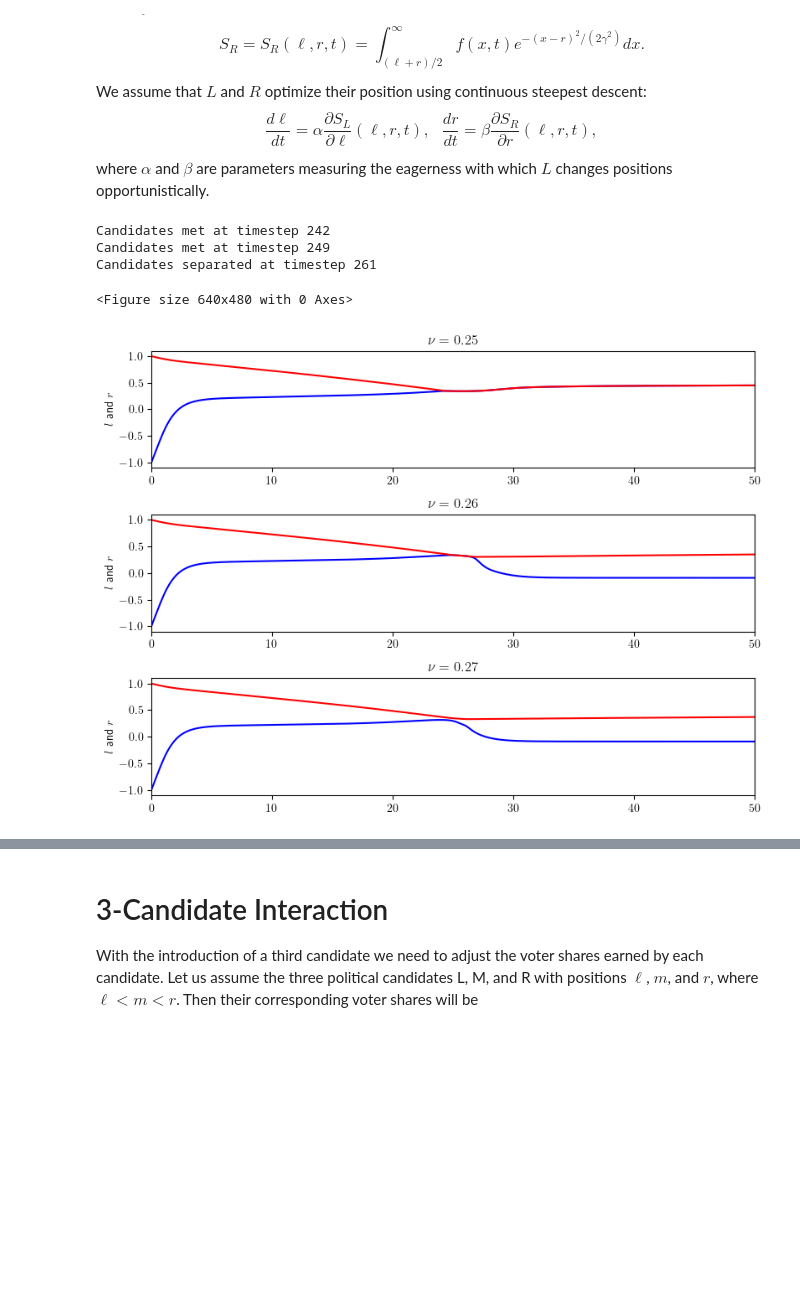
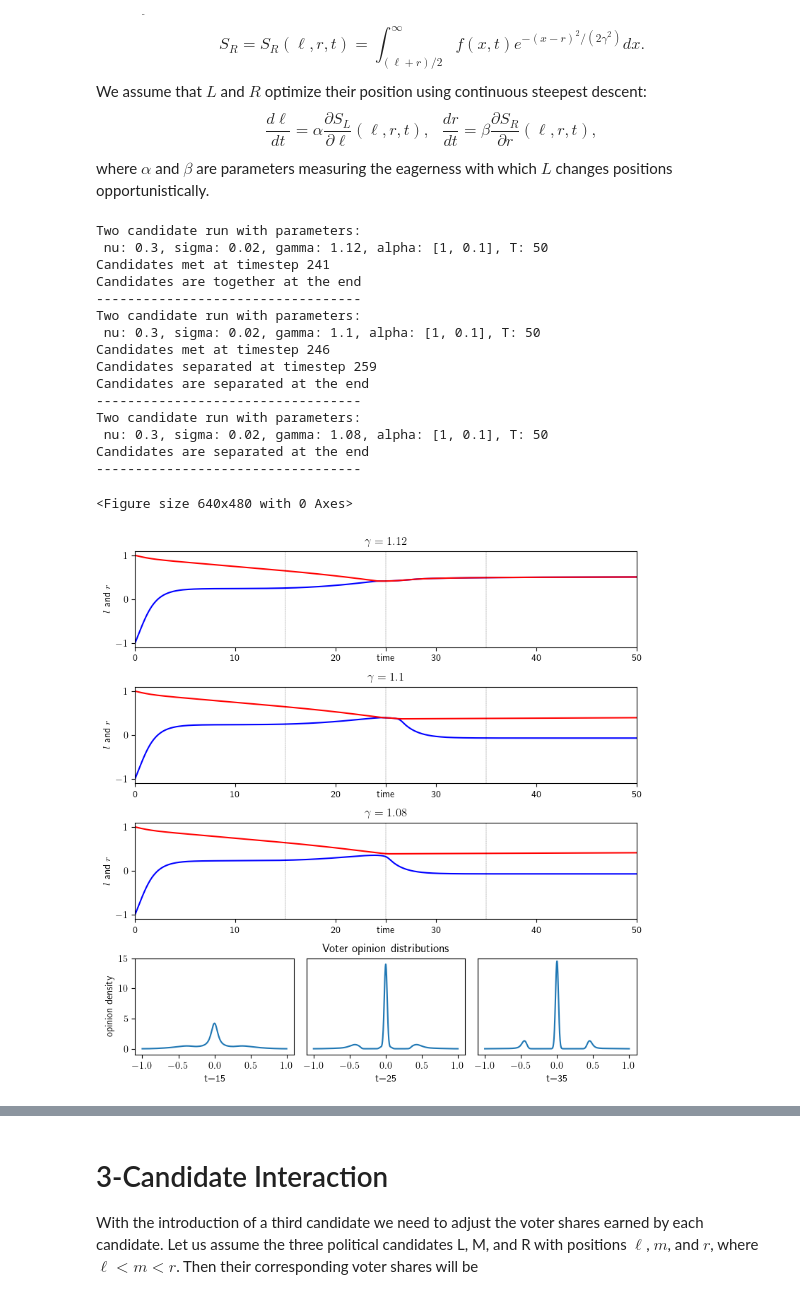
Before and after one commit to akirshtein/Candidate-Voter-Dynamics, a Jupyter notebook: Candidate-Voter Dynamics.ipynb, the cells around one changed output, grey strips where cells are left out. Cells and saved outputs as stored; diff of their text form; code cells hidden in the pictures; blank space fills up the shorter version.

```diff
--- a/Candidate-Voter Dynamics.ipynb
+++ b/Candidate-Voter Dynamics.ipynb
@@ -381,49 +409,96 @@ $$
 where $\alpha$ and $\beta$ are parameters measuring the
 eagerness with which $L$ changes positions opportunistically.
 # %%
-# Figure 2: Varying voter open-mindedness.
-op=opinion(nu=0.25, gamma=1)
+# Figure 2: Varying voter loyalty.
+op=opinion(nu=0.3, gamma=1.12)
 SL1, SR1, time1 =op.two_candidate_run(100,0.1, T=50, alpha=[1, 0.1], plotit=False)
 
-op.nu=0.26
+op.gamma=1.1
 SL2, SR2, time2 =op.two_candidate_run(100,0.1, T=50, alpha=[1, 0.1], plotit=False)
 
-op.nu=0.27
+op.gamma=1.08
 SL3, SR3, time3 =op.two_candidate_run(100,0.1, T=50, alpha=[1, 0.1], plotit=False)
+
+grid=np.linspace(-1,1,int(1e3))
+X=op.testrun(100, 400, T=40, grid=grid, savetimes=[150,250,350])
 
 plt.figure()
 plt.rc('text', usetex=True)
-plt.figure(figsize=(8, 6))
-plt.subplot(3,1,1)
+plt.figure(figsize=(8, 8))
+plt.subplot(4,3,(1,3))
 plt.plot(time1,SL1,label='L',color='b')
 plt.plot(time1,SR1,label='R',color='r')
+for t in [15, 25, 35]:
+    plt.axvline(x=t, color='k', linestyle='--', linewidth=0.2)
 plt.xlim(0,50)
-plt.title(r'$\nu=0.25$')
+plt.xticks(ticks=[0,10,20,25,30,40,50],
+           labels=['0','10','20','time','30','40','50'])
+plt.title(r'$\gamma=1.12$')
 plt.ylabel(r'$l$ and $r$')
 
-plt.subplot(3,1,2)
+plt.subplot(4,3,(4,6))
 plt.plot(time2,SL2,label='L',color='b')
 plt.plot(time2,SR2,label='R',color='r')
+for t in [15, 25, 35]:
+    plt.axvline(x=t, color='k', linestyle='--', linewidth=0.2)
 plt.xlim(0,50)
-plt.title(r'$\nu=0.26$')
+plt.xticks(ticks=[0,10,20,25,30,40,50],
+           labels=['0','10','20','time','30','40','50'])
+plt.title(r'$\gamma=1.1$')
 #plt.xlabel('time')
 plt.ylabel(r'$l$ and $r$')
 
-plt.subplot(3,1,3)
+plt.subplot(4,3,(7,9))
 plt.plot(time3,SL3,label='L',color='b')
 plt.plot(time3,SR3,label='R',color='r')
+for t in [15, 25, 35]:
+    plt.axvline(x=t, color='k', linestyle='--', linewidth=0.2)
 plt.xlim(0,50)
-plt.title(r'$\nu=0.27$')
-#plt.xlabel('time')
+plt.xticks(ticks=[0,10,20,25,30,40,50],
+           labels=['0','10','20','time','30','40','50'])
+plt.title(r'$\gamma=1.08$')
 plt.ylabel(r'$l$ and $r$')
+plt.tight_layout(pad=1.0)
+
+plt.subplot(4,3,10)
+plt.plot(grid,X[0])
+plt.ylim(-1,15)
+plt.ylabel('opinion density')
+plt.xlabel('t=15')
+
+
+plt.subplot(4,3,11)
+plt.plot(grid,X[1])
+plt.ylim(-1,15)
+plt.yticks([])
+plt.title('Voter opinion distributions')
+plt.xlabel('t=25')
+
+plt.subplot(4,3,12)
+plt.plot(grid,X[2])
+plt.ylim(-1,15)
+plt.yticks([])
+plt.xlabel('t=35')
 plt.tight_layout(pad=1.0)
 
 plt.savefig('Figures/fig2.pdf')
 plt.savefig('Figures/fig2.png', dpi=600)
 # %% [output]
-Candidates met at timestep 242
-Candidates met at timestep 249
-Candidates separated at timestep 261
+Two candidate run with parameters:
+ nu: 0.3, sigma: 0.02, gamma: 1.12, alpha: [1, 0.1], T: 50
+Candidates met at timestep 241
+Candidates are together at the end
+----------------------------------
+Two candidate run with parameters:
+ nu: 0.3, sigma: 0.02, gamma: 1.1, alpha: [1, 0.1], T: 50
+Candidates met at timestep 246
+Candidates separated at timestep 259
+Candidates are separated at the end
+----------------------------------
+Two candidate run with parameters:
+ nu: 0.3, sigma: 0.02, gamma: 1.08, alpha: [1, 0.1], T: 50
+Candidates are separated at the end
+----------------------------------
 <Figure size 640x480 with 0 Axes>
-[figure, old version]
+[figure, new version]
 # %%
```
Also changed, not shown: parts of 7 cells of this notebook.
